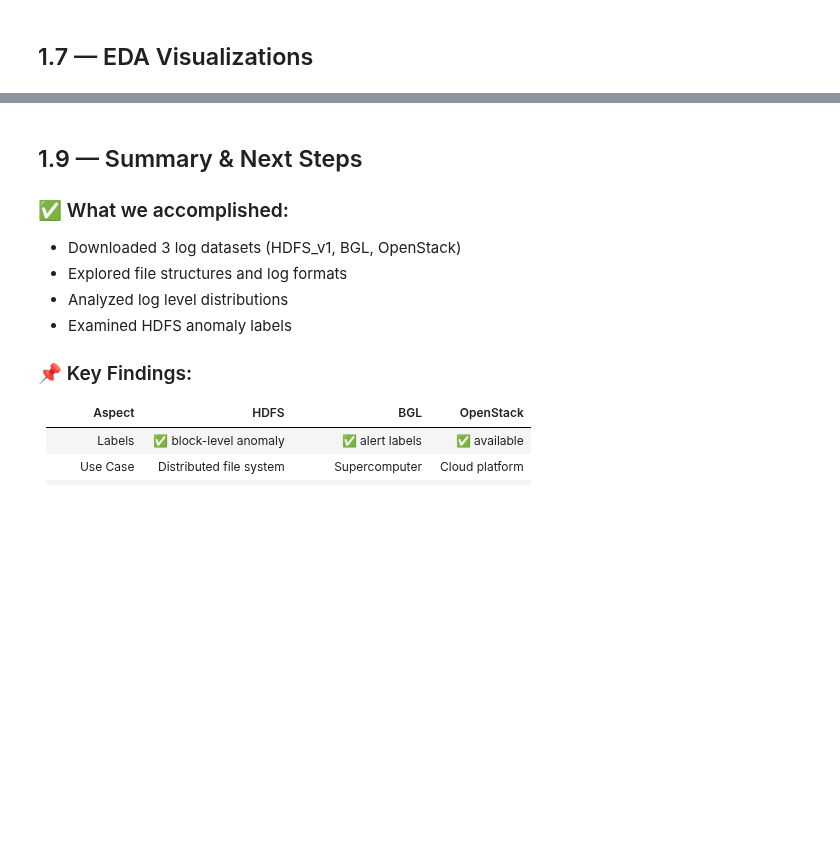
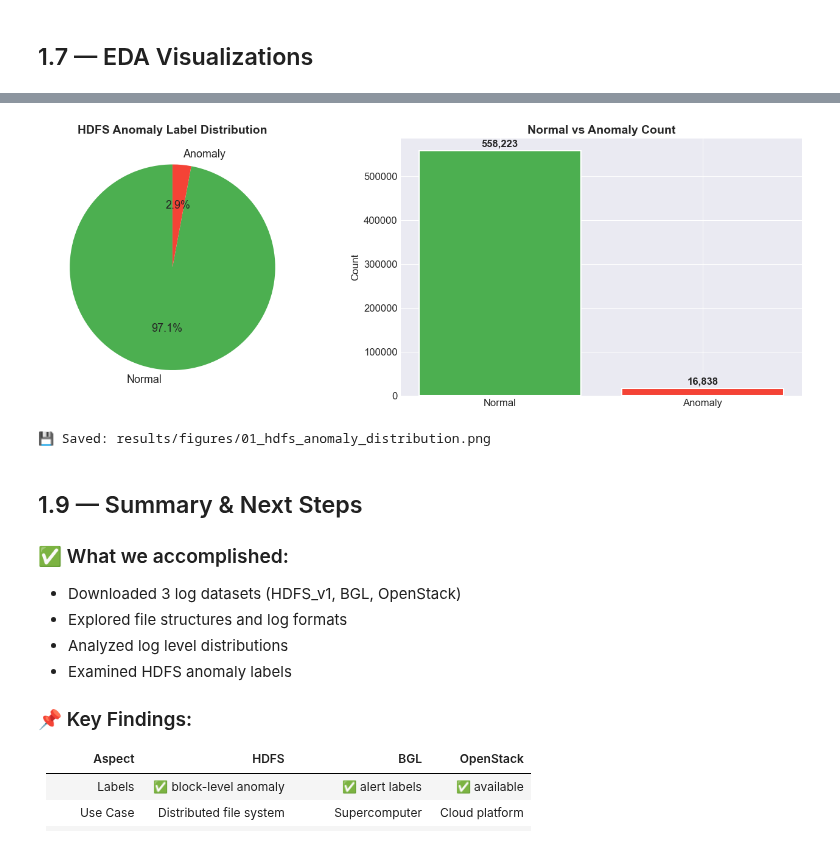
Before and after one commit to NANITH777/multimodal-rca-engine, a Jupyter notebook: notebooks/01_data_acquisition_exploration.ipynb, the cells around one changed output, grey strips where cells are left out. Saved outputs shown, nothing was run; the diff lists cells and outputs as text; code cells hidden in the pictures; blank space fills up the shorter version.

```diff
--- a/notebooks/01_data_acquisition_exploration.ipynb
+++ b/notebooks/01_data_acquisition_exploration.ipynb
@@ -314,19 +449,35 @@ HDFS_v1 comes with `anomaly_label.csv` — let's explore the label distribution.
 # %%
-# Find and load anomaly labels
-label_files = list(Path(hdfs_dir).rglob('*anomaly*label*'))
+# Find and load anomaly labels using get_dataset_files
+hdfs_files_info = get_dataset_files('hdfs_v1')
+
+label_files = hdfs_files_info.get('label_files', []) if hdfs_files_info else []
+
+# Also search in preprocessed dir and raw dir for any anomaly label file
 if not label_files:
-    label_files = list(Path(hdfs_dir).rglob('*.csv'))
+    search_dirs = [RAW_DIR, RAW_DIR / 'preprocessed']
+    for sd in search_dirs:
+        if sd.exists():
+            for f in sd.iterdir():
+                if 'anomaly' in f.name.lower() and f.suffix in ['.csv', '.txt']:
+                    label_files.append(f)
 
 print("Label files found:")
 for f in label_files:
     print(f"  📄 {f.name} ({get_file_size_mb(f):.2f} MB)")
 
 if label_files:
-    label_df = pd.read_csv(label_files[0])
-    print(f"\n📊 Label file shape: {label_df.shape}")
-    print(f"\nColumns: {list(label_df.columns)}")
+    # Try CSV first, then TXT
+    csv_labels = [f for f in label_files if f.suffix == '.csv']
+    label_file = csv_labels[0] if csv_labels else label_files[0]
+
+    label_df = pd.read_csv(label_file)
+    print(f"\n📊 Label file: {label_file.name}")
+    print(f"📊 Shape: {label_df.shape}")
+    print(f"Columns: {list(label_df.columns)}")
     display(label_df.head(10))
 
     # Distribution
     print("\n📊 Label Distribution:")
     print(label_df.iloc[:, -1].value_counts())
+else:
+    print("  ❌ No anomaly label file found.")
@@ -333,30 +508,33 @@ if label_files:
 # %%
 # === Anomaly Distribution Pie Chart ===
-if label_files:
+if label_files and 'label_df' in dir():
     fig, (ax1, ax2) = plt.subplots(1, 2, figsize=(14, 5))
 
     label_col = label_df.columns[-1]
     counts = label_df[label_col].value_counts()
 
     # Pie chart
     pie_colors_anomaly = ['#4CAF50', '#F44336']
     ax1.pie(counts.values, labels=counts.index, colors=pie_colors_anomaly,
             autopct='%1.1f%%', startangle=90, textprops={'fontsize': 13})
     ax1.set_title('HDFS Anomaly Label Distribution', fontsize=14, fontweight='bold')
 
     # Bar chart
     bars = ax2.bar(counts.index.astype(str), counts.values, color=pie_colors_anomaly,
                    edgecolor='white', linewidth=1.5)
     for bar, val in zip(bars, counts.values):
         ax2.text(bar.get_x() + bar.get_width()/2, bar.get_height() + counts.max()*0.01,
                  f'{val:,}', ha='center', va='bottom', fontsize=12, fontweight='bold')
     ax2.set_ylabel('Count', fontsize=12)
     ax2.set_title('Normal vs Anomaly Count', fontsize=14, fontweight='bold')
 
     plt.tight_layout()
     plt.savefig(str(FIGURES_DIR / '01_hdfs_anomaly_distribution.png'), dpi=150, bbox_inches='tight')
     plt.show()
     print("💾 Saved: results/figures/01_hdfs_anomaly_distribution.png")
+# %% [output]
+[figure, added]
+💾 Saved: results/figures/01_hdfs_anomaly_distribution.png
 # %% [markdown]
 ## 1.9 — Summary & Next Steps
 
```
Also changed, not shown: parts of 20 cells of this notebook, 14 other files.
